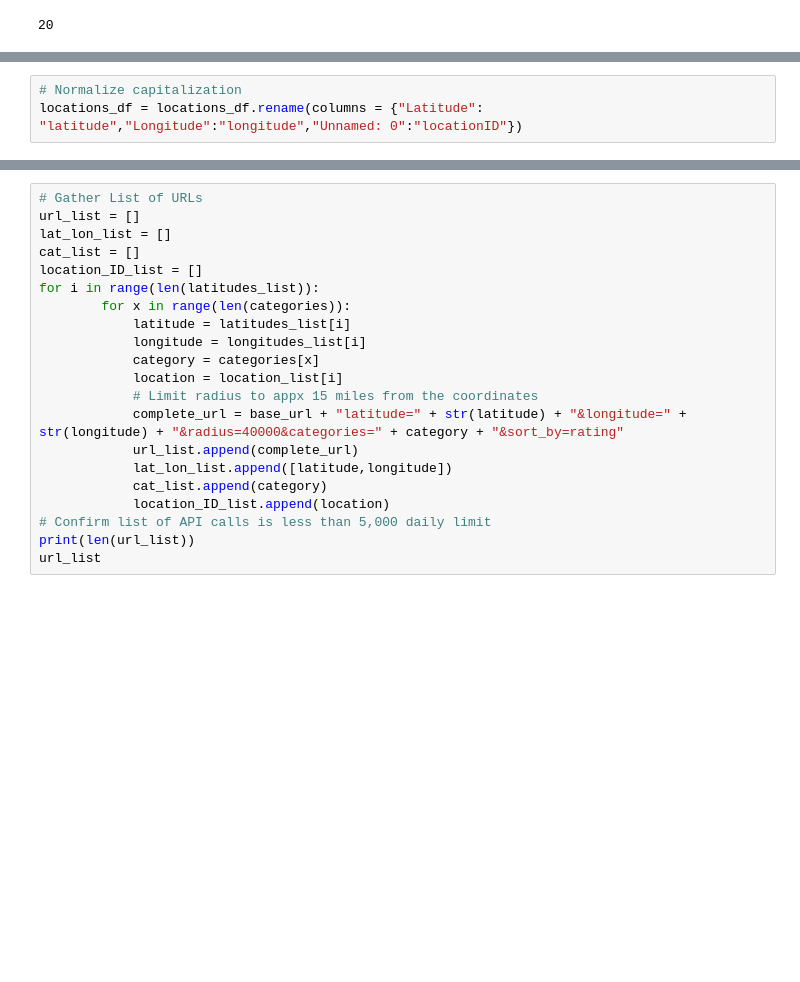
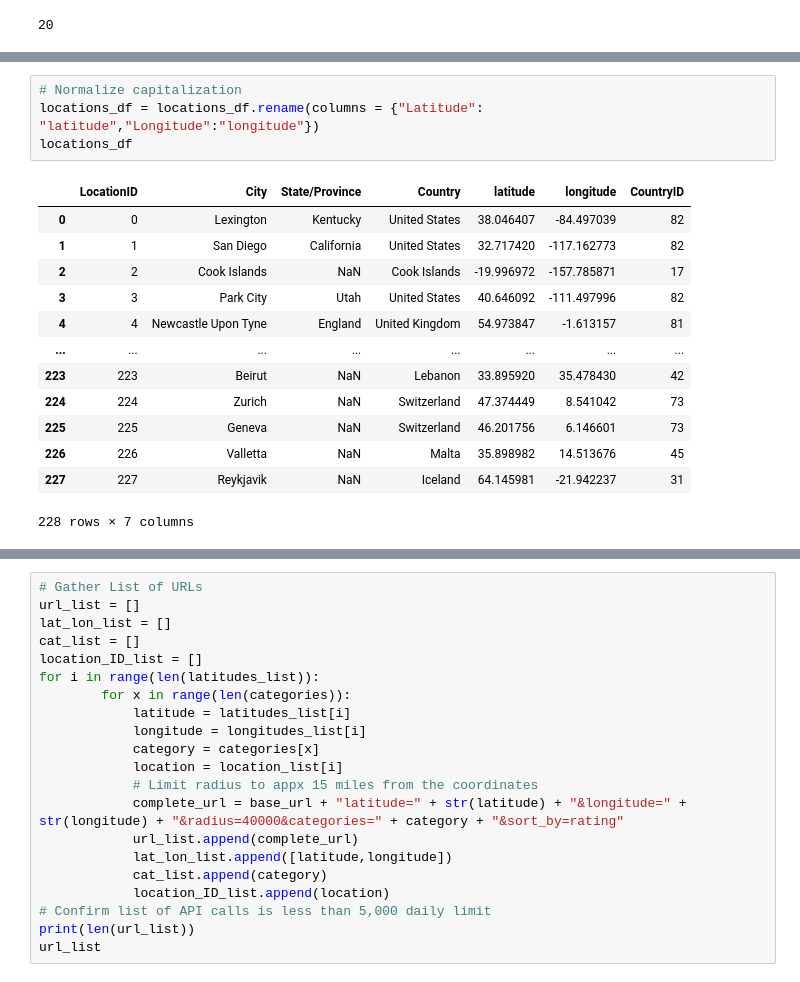
Before and after one commit to mugsiemx/honeymoon-dashboard, a Jupyter notebook: API_Calls/Yelp!API.ipynb, the cells around one changed output, grey strips where cells are left out. Saved outputs shown, nothing was run; the diff lists cells and outputs as text; blank space fills up the shorter version.

```diff
--- a/API_Calls/Yelp!API.ipynb
+++ b/API_Calls/Yelp!API.ipynb
@@ -50,6 +50,21 @@ locations_df
 # %%
 # Normalize capitalization
-locations_df = locations_df.rename(columns = {"Latitude": "latitude","Longitude":"longitude","Unnamed: 0":"locationID"})
+locations_df = locations_df.rename(columns = {"Latitude": "latitude","Longitude":"longitude"})
+locations_df
+# %% [output]
+|  | LocationID | City | State/Province | Country | latitude | longitude | CountryID |
+| 0 | 0 | Lexington | Kentucky | United States | 38.046407 | -84.497039 | 82 |
+| 1 | 1 | San Diego | California | United States | 32.717420 | -117.162773 | 82 |
+| 2 | 2 | Cook Islands | NaN | Cook Islands | -19.996972 | -157.785871 | 17 |
+| 3 | 3 | Park City | Utah | United States | 40.646092 | -111.497996 | 82 |
+| 4 | 4 | Newcastle Upon Tyne | England | United Kingdom | 54.973847 | -1.613157 | 81 |
+| ... | ... | ... | ... | ... | ... | ... | ... |
+| 223 | 223 | Beirut | NaN | Lebanon | 33.895920 | 35.478430 | 42 |
+| 224 | 224 | Zurich | NaN | Switzerland | 47.374449 | 8.541042 | 73 |
+| 225 | 225 | Geneva | NaN | Switzerland | 46.201756 | 6.146601 | 73 |
+| 226 | 226 | Valletta | NaN | Malta | 35.898982 | 14.513676 | 45 |
+| 227 | 227 | Reykjavik | NaN | Iceland | 64.145981 | -21.942237 | 31 |
+228 rows × 7 columns
 # %%
 # Gather Lists of Latitudes and Longitudes
 latitudes_list = []
```
Also changed, not shown: parts of 11 cells of this notebook.
